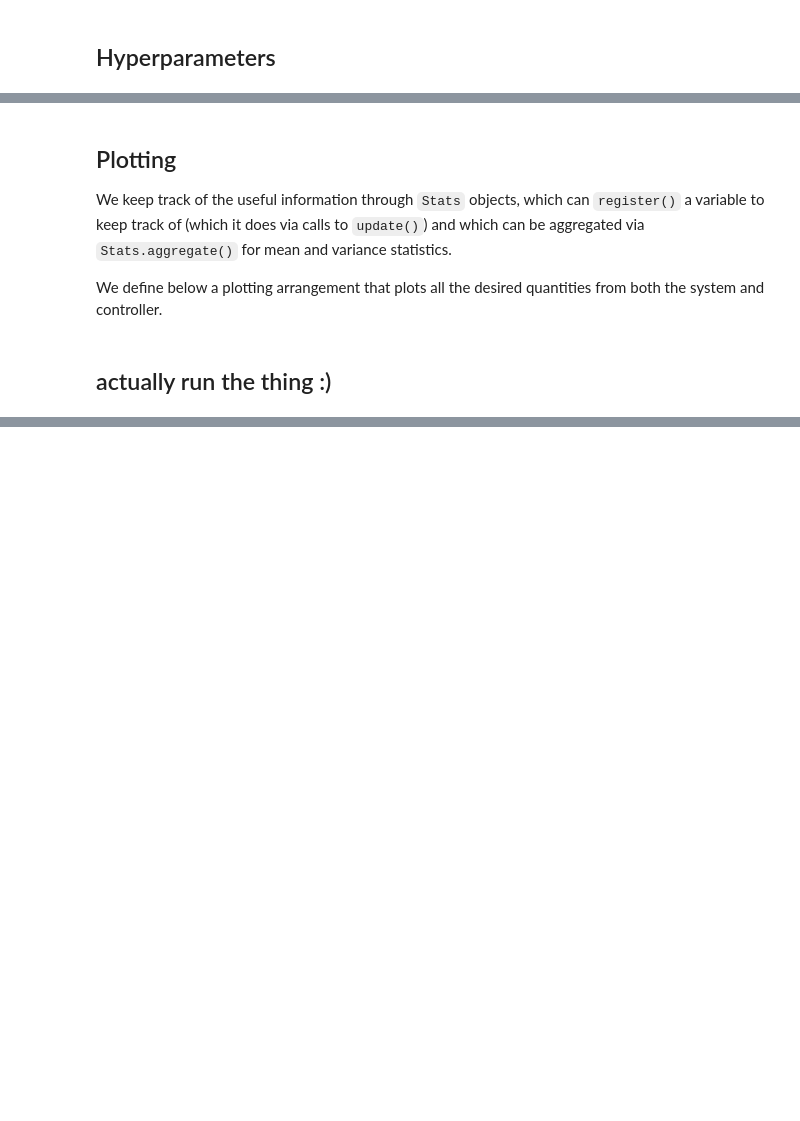
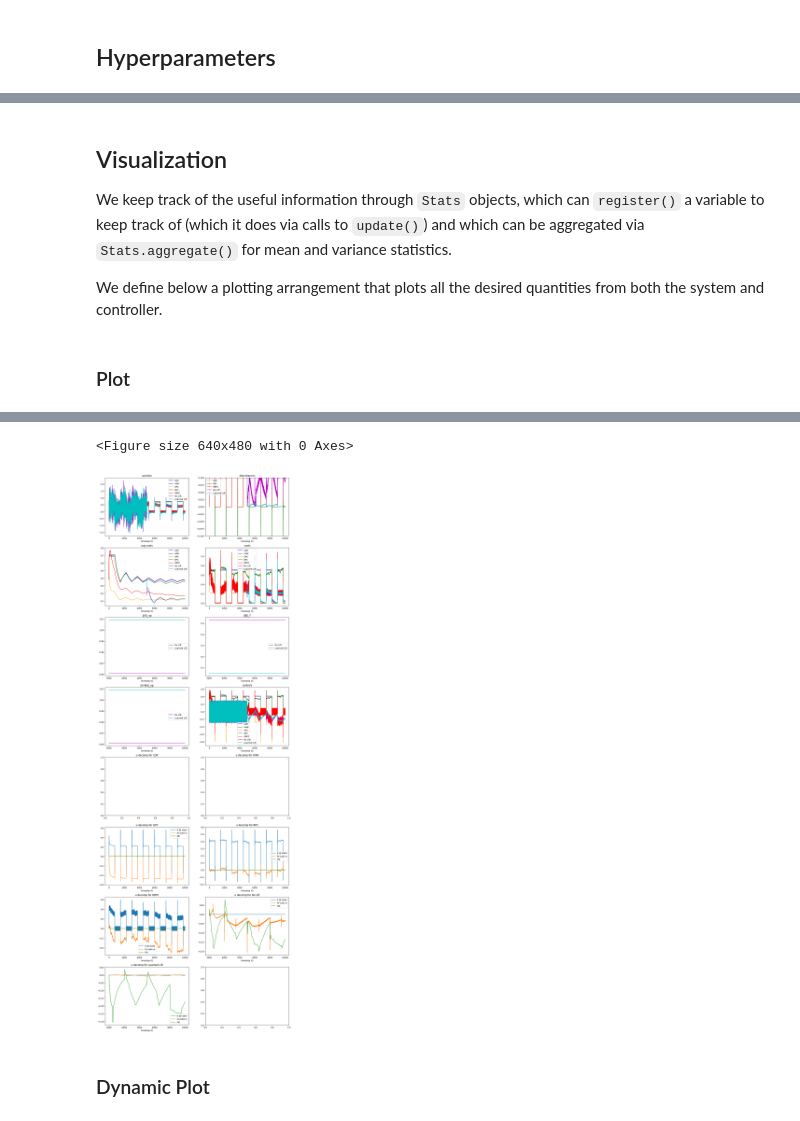
Before and after one commit to edogariu/extravaganza, a Jupyter notebook: experiments/Linear Dynamical System.ipynb, the cells around one changed output, grey strips where cells are left out. Cells and saved outputs as stored; diff of their text form; code cells hidden in the pictures; blank space fills up the shorter version.

```diff
--- a/experiments/Linear Dynamical System.ipynb
+++ b/experiments/Linear Dynamical System.ipynb
@@ -136,0 +164,4 @@ make_controllers = {
+# %%
+# run
+experiment = Experiment(name)
+stats = experiment(get_experiment_args)
@@ -137,10 +190,13 @@ make_controllers = {
 # %% [markdown]
-## Plotting
+## Visualization
 We keep track of the useful information through `Stats` objects, which can `register()` a variable to keep track of (which it does via calls to `update()`) and which can be aggregated via `Stats.aggregate()` for mean and variance statistics.
 
 We define below a plotting arrangement that plots all the desired quantities from both the system and controller.
 # %%
-def plot_lds(all_stats):
+def plot_lds(experiment: Experiment):
+    assert experiment.stats is not None, 'cannot plot the results of an experiment that hasnt been run'
+    all_stats = experiment.stats
+
     # clear plot and calc nrows
     plt.clf()
     n = 4
@@ -150,7 +206,7 @@ def plot_lds(all_stats):
     # plot stats
     for i, (method, stats) in enumerate(all_stats.items()):
         if stats is None:
-            print('WARNING: {} had no stats'.format(method))
+            logging.warning('{} had no stats'.format(method))
             continue
         stats.plot(ax[0, 0], 'xs', label=method)
 #         stats.plot(ax[0, 1], 'ws', label=method)
@@ -186,5 +242,9 @@ def plot_lds(all_stats):
     _ax = ax[3, 0]; _ax.set_title('||A-BK||_op'); _ax.legend()
     _ax = ax[3, 1]; _ax.set_title('controls'); _ax.legend(); ylim(_ax, -3, 3)
     pass
-# %% [markdown]
-## actually run the thing :)
+# %% [markdown]
+### Plot
+# %%
+# plot
+plot_lds(experiment)
+# %% [output]
@@ -191 +268,5 @@ def plot_lds(all_stats):
+<Figure size 640x480 with 0 Axes>
+[figure, added]
+# %% [markdown]
+### Dynamic Plot
 # %%
```
Also changed, not shown: parts of 9 cells of this notebook, 37 other files.
